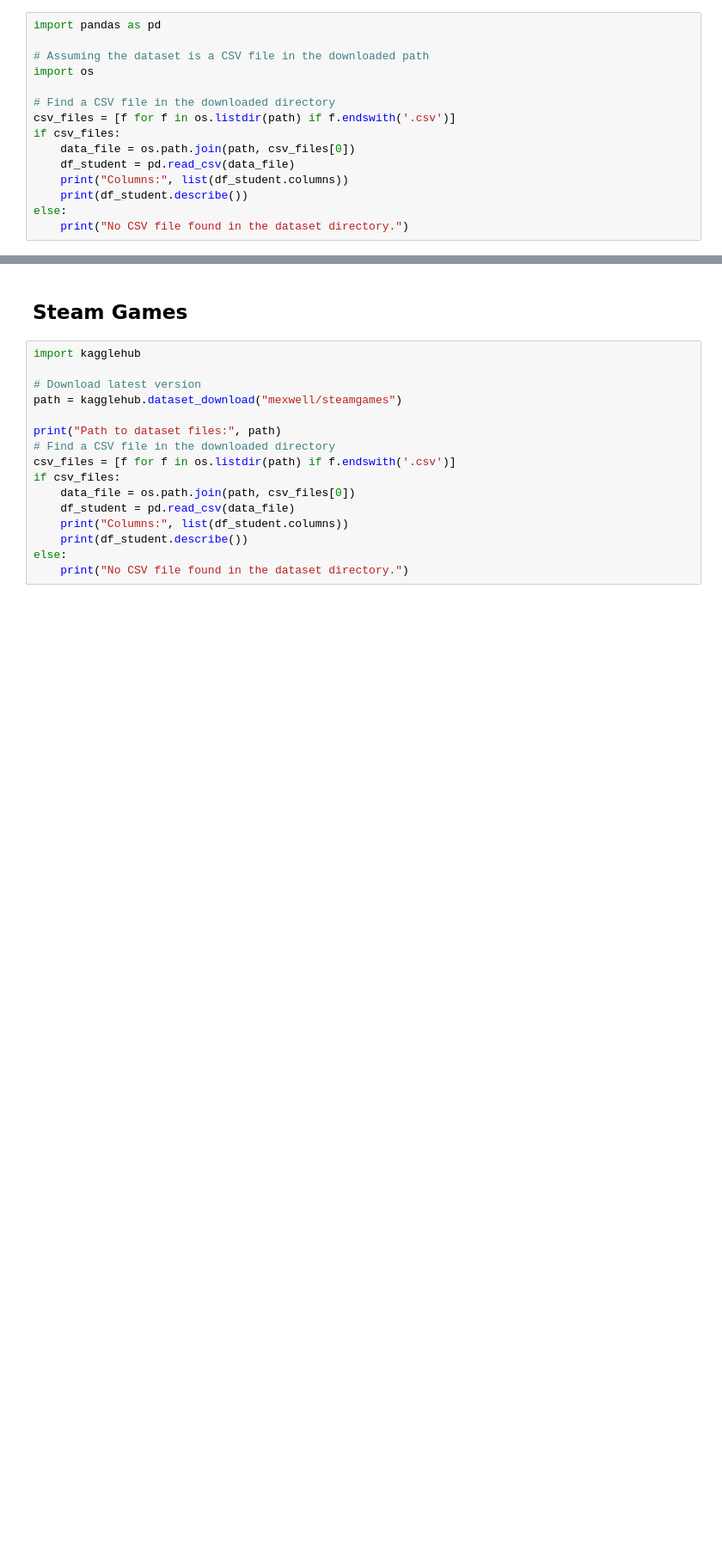
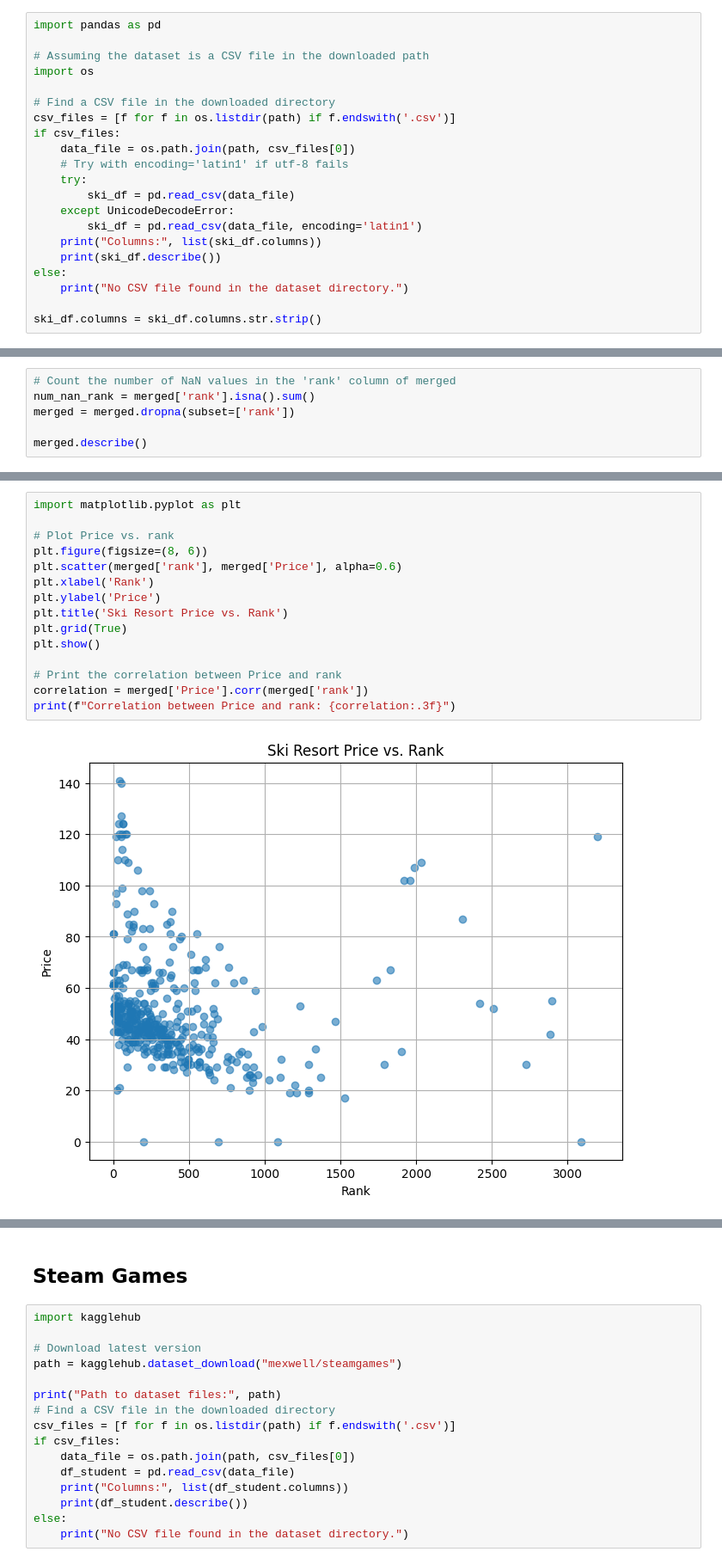
Before and after one commit to matansol/causal-inference-course, a Jupyter notebook: project/project.ipynb, the cells around one changed output, grey strips where cells are left out. Shown: that part at 86% size. Cells and saved outputs as stored; diff of their text form; blank space fills up the shorter version.

```diff
--- a/project/project.ipynb
+++ b/project/project.ipynb
@@ -20,9 +20,15 @@ import os
 csv_files = [f for f in os.listdir(path) if f.endswith('.csv')]
 if csv_files:
     data_file = os.path.join(path, csv_files[0])
-    df_student = pd.read_csv(data_file)
-    print("Columns:", list(df_student.columns))
-    print(df_student.describe())
+    # Try with encoding='latin1' if utf-8 fails
+    try:
+        ski_df = pd.read_csv(data_file)
+    except UnicodeDecodeError:
+        ski_df = pd.read_csv(data_file, encoding='latin1')
+    print("Columns:", list(ski_df.columns))
+    print(ski_df.describe())
 else:
     print("No CSV file found in the dataset directory.")
+
+ski_df.columns = ski_df.columns.str.strip()
 # %% [output]
@@ -45,0 +227,6 @@ max     75.000000   19.000000   19.000000   20.000000
+# %%
+# Count the number of NaN values in the 'rank' column of merged
+num_nan_rank = merged['rank'].isna().sum()
+merged = merged.dropna(subset=['rank'])
+
+merged.describe()
@@ -45,0 +244,17 @@ max     75.000000   19.000000   19.000000   20.000000
+# %%
+import matplotlib.pyplot as plt
+
+# Plot Price vs. rank
+plt.figure(figsize=(8, 6))
+plt.scatter(merged['rank'], merged['Price'], alpha=0.6)
+plt.xlabel('Rank')
+plt.ylabel('Price')
+plt.title('Ski Resort Price vs. Rank')
+plt.grid(True)
+plt.show()
+
+# Print the correlation between Price and rank
+correlation = merged['Price'].corr(merged['rank'])
+print(f"Correlation between Price and rank: {correlation:.3f}")
+# %% [output]
+[figure, added]
```
Also changed, not shown: parts of 42 cells of this notebook, 4 other files.
